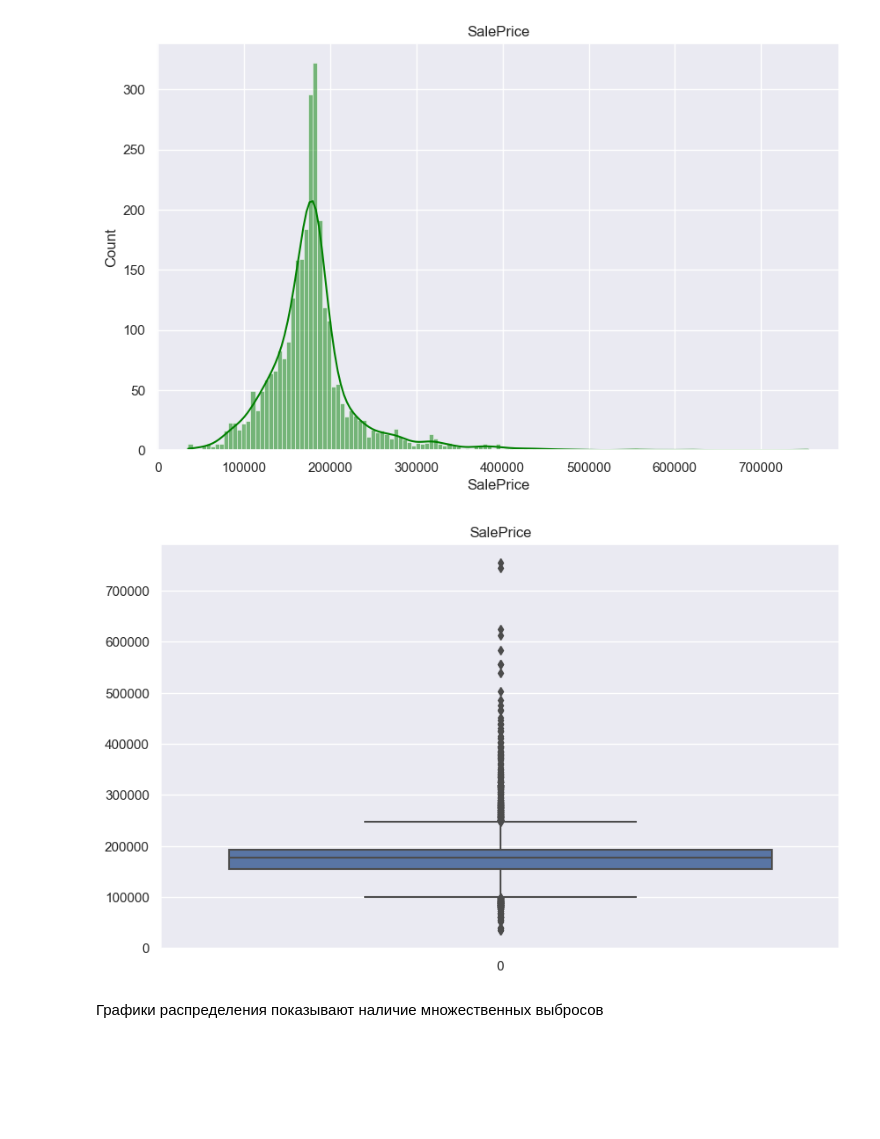
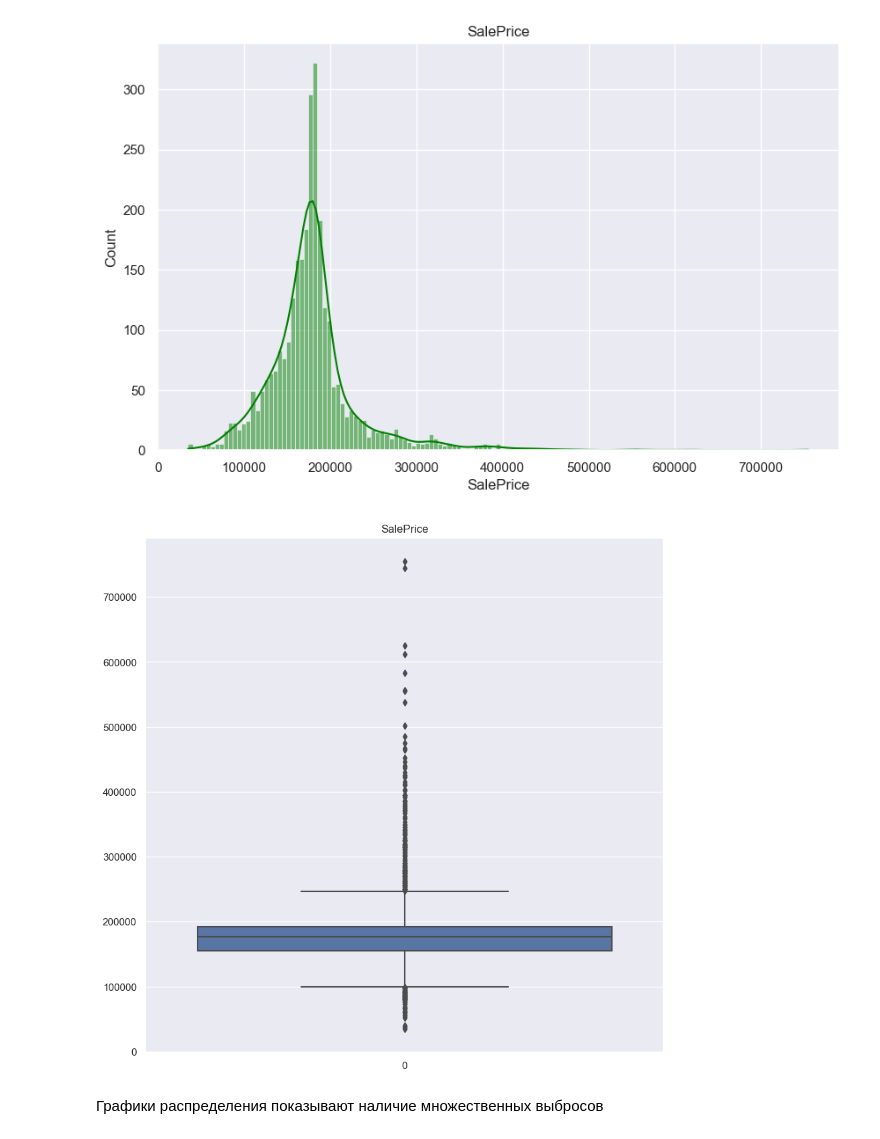
Before and after one commit to BespilotNick/Data-collection-and-markup, a Jupyter notebook: Seminar_8/hometask_8.ipynb, the cells around one changed output. Saved outputs shown, nothing was run; the diff lists cells and outputs as text; code cells hidden in the pictures; blank space fills up the shorter version.

```diff
--- a/Seminar_8/hometask_8.ipynb
+++ b/Seminar_8/hometask_8.ipynb
@@ -359,12 +359,12 @@ plt.show()
 # %% [output]
 [figure]
 # %%
-plt.figure(figsize=(10,6))
+plt.figure(figsize=(10,10))
 sns.boxplot(df['SalePrice'])
 plt.title('SalePrice')
 plt.show()
 # %% [output]
-[figure, old version]
+[figure, new version]
 # %% [markdown]
 Графики распределения показывают наличие множественных выбросов
 # %% [markdown]
```
Also changed, not shown: parts of 11 cells of this notebook.
